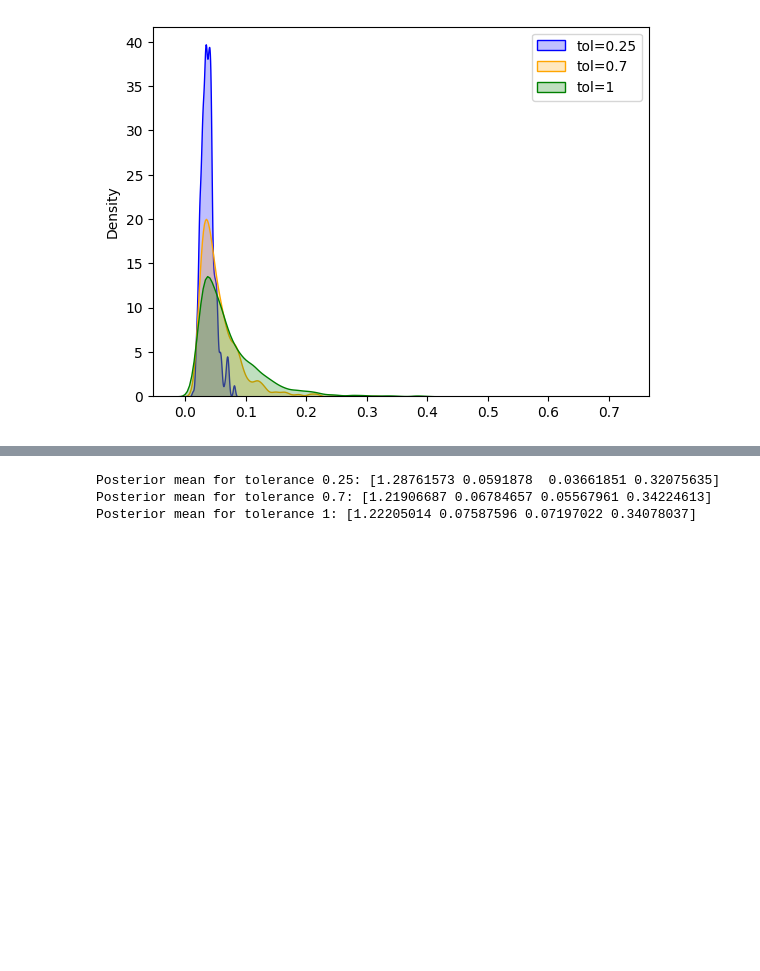
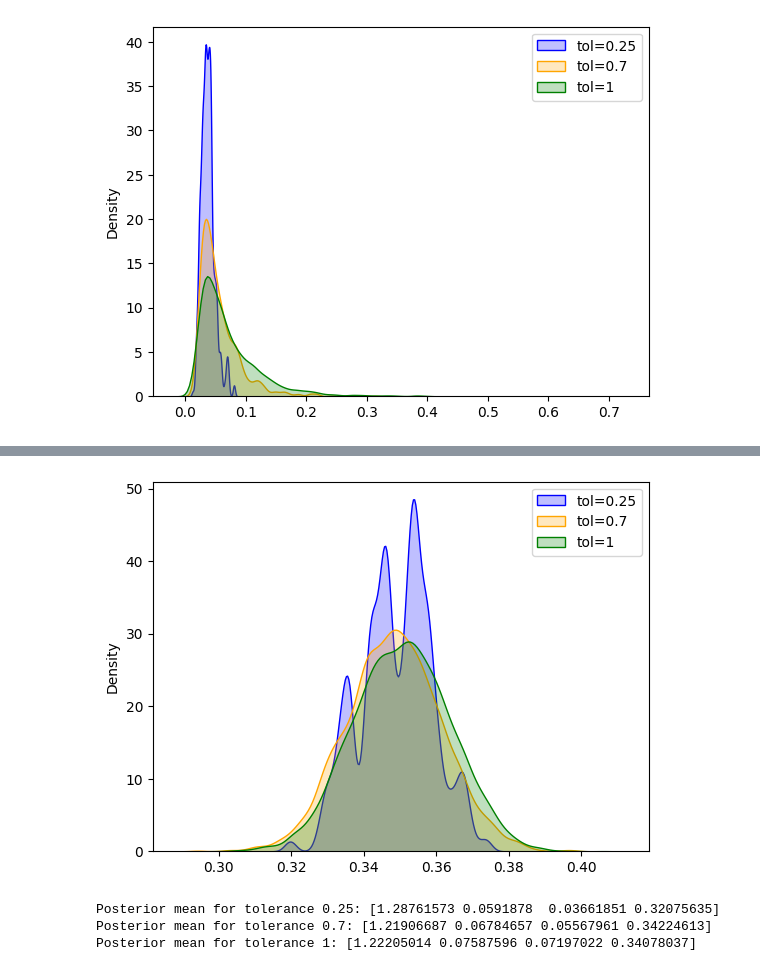
Before and after one commit to mismayil/math414-project, a Jupyter notebook: project.ipynb, the cells around one changed output, grey strips where cells are left out. Saved outputs shown, nothing was run; the diff lists cells and outputs as text; code cells hidden in the pictures; blank space fills up the shorter version.

```diff
--- a/project.ipynb
+++ b/project.ipynb
@@ -187,3 +203,7 @@ plot_phk_samples([sample_0_25[:, 2], sample_0_7[:, 2], sample_1[:, 2]])
+# %%
+plot_phk_samples([sample_0_25[:, 3], sample_0_7[:, 3], sample_1[:, 3]])
+# %% [output]
+[figure, added]
 # %%
 posterior_mean_0_25 = np.mean(sample_0_25, axis=0)
 posterior_mean_0_7 = np.mean(sample_0_7, axis=0)
```
Also changed, not shown: parts of 7 cells of this notebook, 2 other files.
